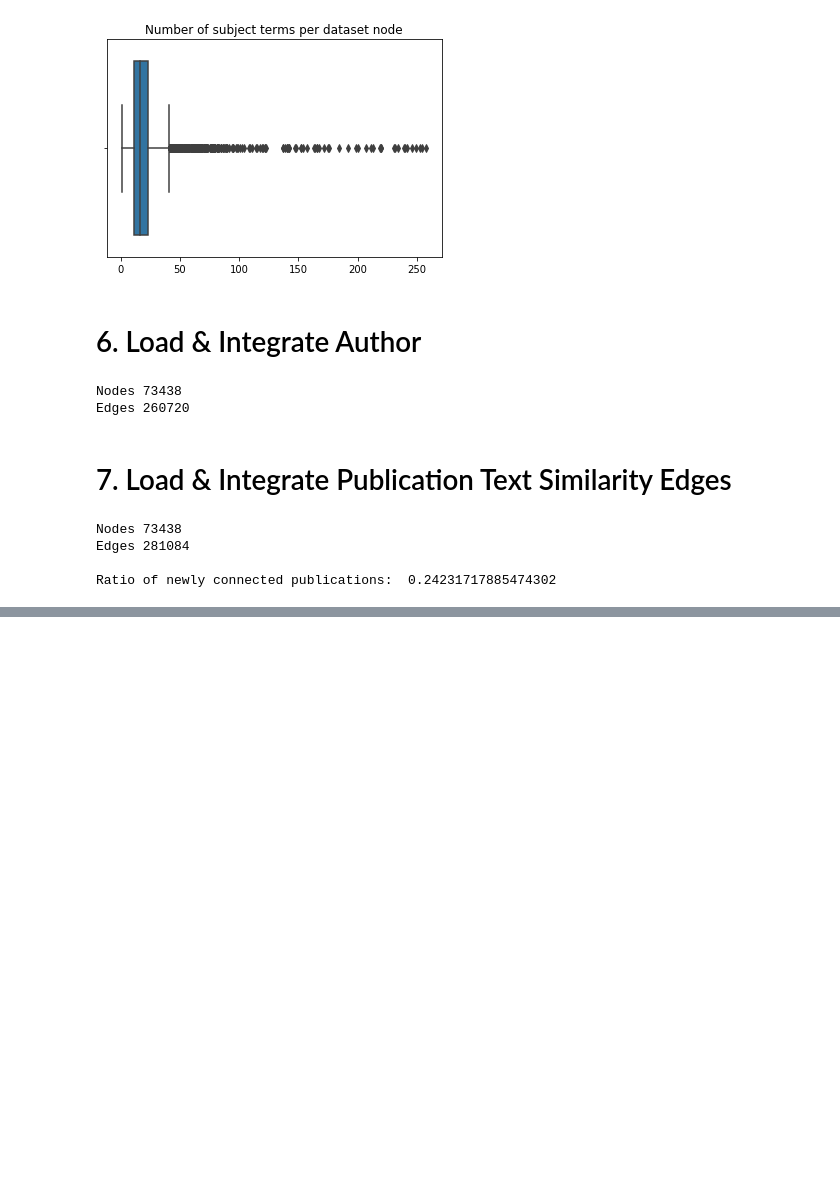
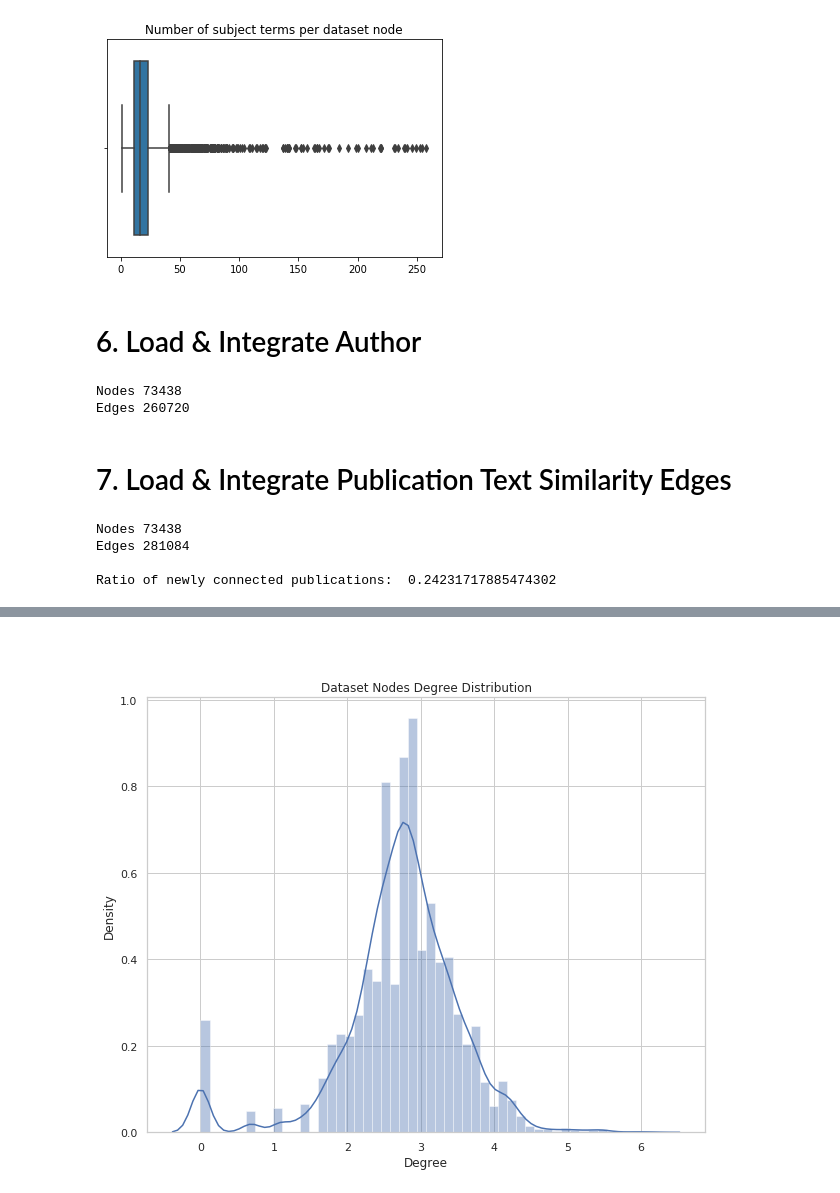
Before and after one commit to rich-context-capstone-2019/Rich-Context-Capstone, a Jupyter notebook: NetworkBuilder.ipynb, the cells around one changed output, grey strips where cells are left out. Drawn from its saved outputs; the diff is of its cells as text; code cells hidden in the pictures; blank space fills up the shorter version.

Commit message:
complete network builder

```diff
--- a/NetworkBuilder.ipynb
+++ b/NetworkBuilder.ipynb
@@ -150,0 +311,9 @@ writeNX('data/network_v2.0.json', G)
+# %%
+print('Start W/ All Dataset')
+G = startG()
+addST(G)
+addPubSim(G)
+addAuth(G)
+addFoS(G)
+
+# writeNX('data/network_v1.5_notcontract.json', G)
@@ -150,0 +336,25 @@ writeNX('data/network_v2.0.json', G)
+# %% [markdown]
+#
+# %%
+def plotDegreeDistribution(dataset_degrees, node_type = 'Dataset', ptype = 'density', figsize = (10,8), bins = 50):
+    sns.set(style="whitegrid")
+    plt.figure(figsize=(10,8))
+    if ptype == 'density':
+        sns.distplot(dataset_degrees, hist = True, bins = bins)
+        plt.ylabel('Density')
+        plt.xlabel('Degree')
+
+    if ptype == 'count':
+        plt.hist(dataset_degrees, bins = bins)
+        plt.ylabel('Count')
+        plt.xlabel('Degree')
+
+    if ptype == 'box':
+        sns.boxplot(dataset_degrees, orient = 'v')
+        plt.ylabel('Degree')
+
+    plt.title('{} Nodes Degree Distribution'.format(node_type))
+    plt.show()
+
+def neighborSearch(g, node, search='pub_'):
+    return len([i for i in g.neighbors(node) if i.startswith(search)])
@@ -150,0 +363,10 @@ writeNX('data/network_v2.0.json', G)
+# %%
+dt = [G.degree(i) for i in G if str(i).startswith('data_')]
+dt = [i for i in dt if i < 200]
+
+# dt = [neighborPub(G, i, 'pub_') for i in G if str(i).startswith('data_')]
+# dt = [i for i in dt if i < 20]
+
+plotDegreeDistribution(dt, node_type = 'Dataset', ptype = 'density', figsize = (10,8), bins = 50)
+# %% [output]
+[figure, added]
```
Also changed, not shown: parts of 22 cells of this notebook.
